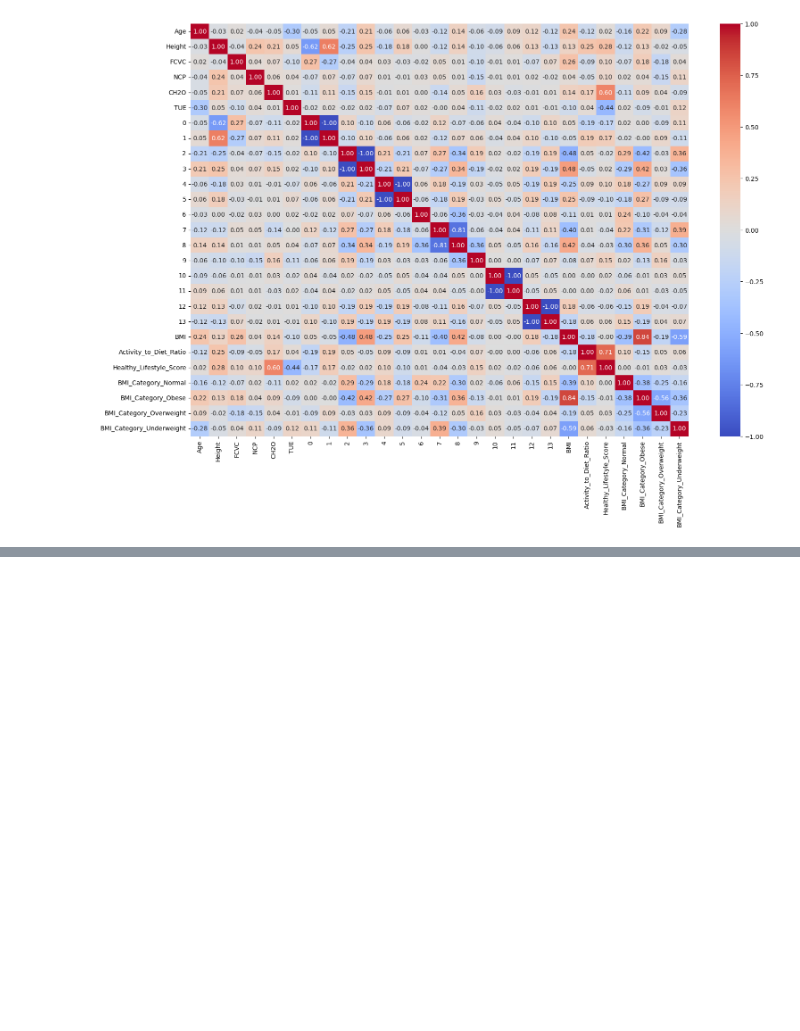
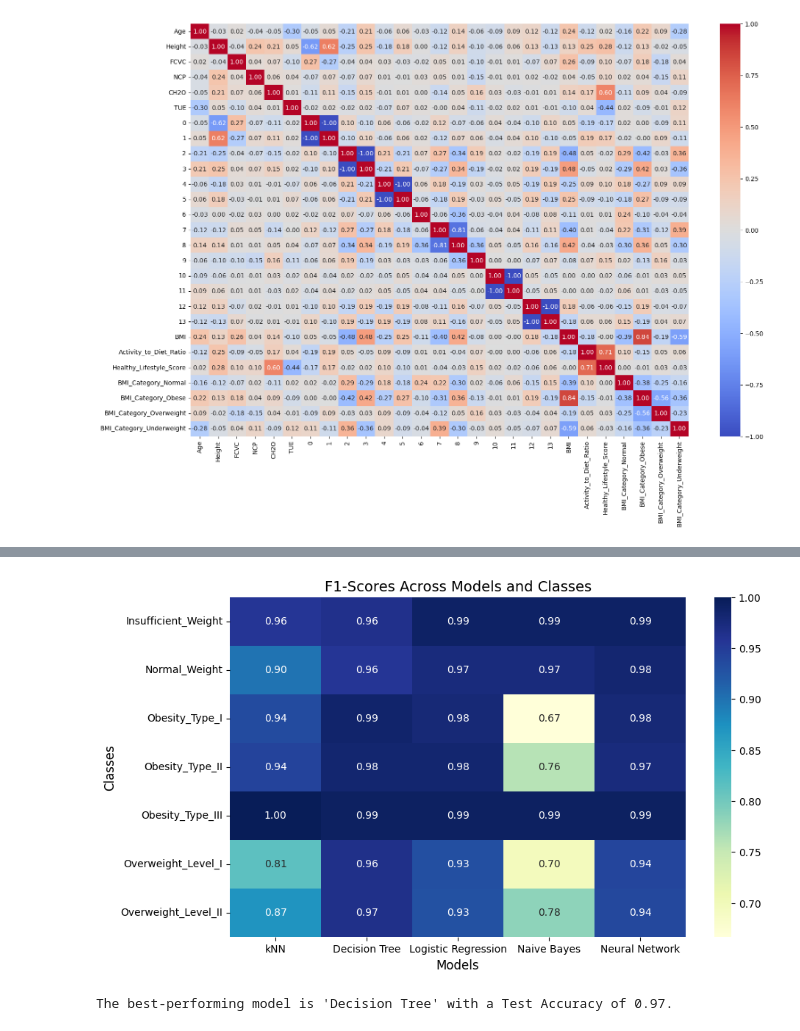
Before and after one commit to Rohanpatel512/Obesity-Levels-Prediction, a Jupyter notebook: obesity_level_prediction.ipynb, the cells around one changed output, grey strips where cells are left out. Drawn from its saved outputs; the diff is of its cells as text; code cells hidden in the pictures; blank space fills up the shorter version.

```diff
--- a/obesity_level_prediction.ipynb
+++ b/obesity_level_prediction.ipynb
@@ -149,0 +262,27 @@ plt.show()
+# %%
+# Extract F1-scores for each class across models
+f1_scores = {}
+for model, report in zip(results_df.index, results_df['Classification Report']):
+    # Ensure class labels match the keys in the classification report
+    class_labels = [label for label in report.keys() if label not in ('accuracy', 'macro avg', 'weighted avg')]
+    f1_scores[model] = [report[label]['f1-score'] for label in class_labels]
+
+# Create DataFrame for heatmap
+f1_df = pd.DataFrame(f1_scores, index=class_labels)
+
+# Plot heatmap
+plt.figure(figsize=(10, 6))
+sns.heatmap(f1_df, annot=True, cmap='YlGnBu', cbar=True, fmt=".2f")
+plt.title('F1-Scores Across Models and Classes', fontsize=14)
+plt.ylabel('Classes', fontsize=12)
+plt.xlabel('Models', fontsize=12)
+plt.show()
+# %% [output]
+[figure, added]
+# %%
+# Highlight the best-performing model
+best_model = results_df['Test Accuracy'].idxmax()
+best_model_accuracy = results_df['Test Accuracy'].max()
+print(f"\nThe best-performing model is '{best_model}' with a Test Accuracy of {best_model_accuracy:.2f}.")
+# %% [output]
+The best-performing model is 'Decision Tree' with a Test Accuracy of 0.97.
```
Also changed, not shown: parts of 4 cells of this notebook.
